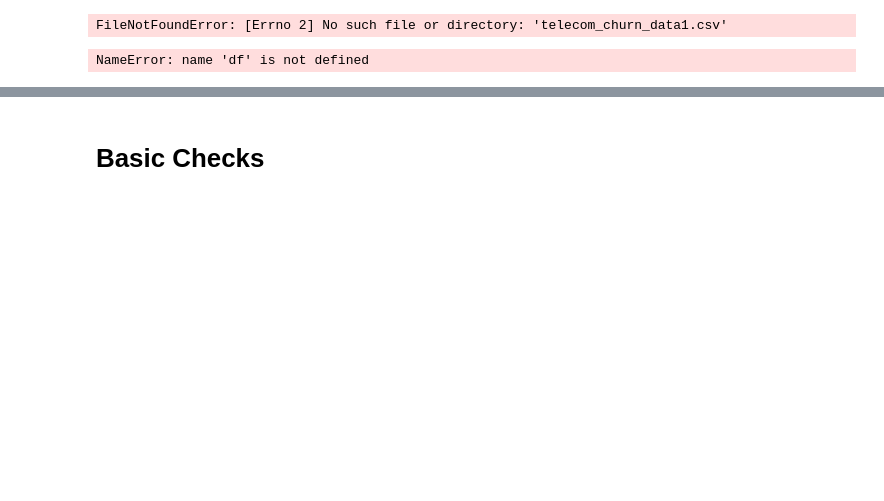
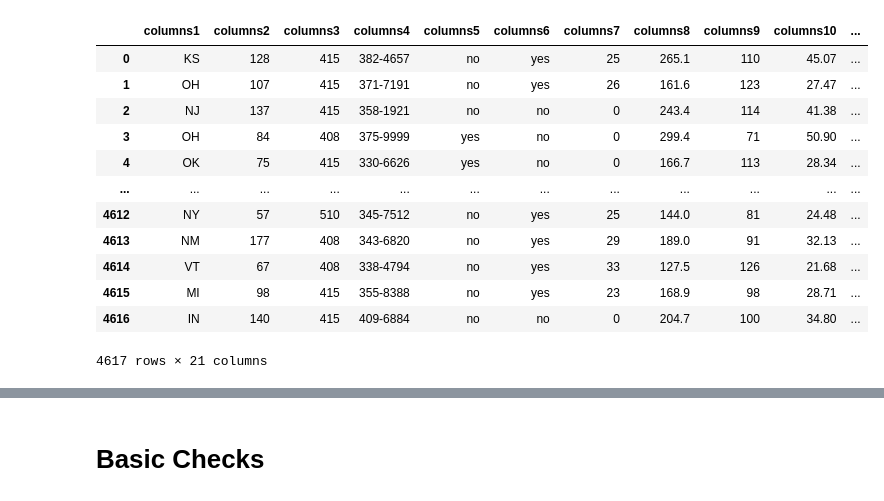
Before and after one commit to prasannamogalapu/Customer-churn-predictionn, a Jupyter notebook: churn_prediction.ipynb, the cells around one changed output, grey strips where cells are left out. Drawn from its saved outputs; the diff is of its cells as text; code cells hidden in the pictures; blank space fills up the shorter version.

Commit message:
updated churn pridiction file

```diff
--- a/churn_prediction.ipynb
+++ b/churn_prediction.ipynb
@@ -16,10 +16,22 @@ from sklearn.model_selection import cross_val_score
 from sklearn.metrics import accuracy_score,precision_score,recall_score,f1_score,classification_report,roc_auc_score,confusion_matrix
 # %%
 #loading dataset
-df = pd.read_csv('telecom_churn_data1.csv')
+df = pd.read_csv('telecom_churn_data.csv')
 df
 # %% [output]
+|  | columns1 | columns2 | columns3 | columns4 | columns5 | columns6 | columns7 | columns8 | columns9 | columns10 | ... |
+| 0 | KS | 128 | 415 | 382-4657 | no | yes | 25 | 265.1 | 110 | 45.07 | ... |
+| 1 | OH | 107 | 415 | 371-7191 | no | yes | 26 | 161.6 | 123 | 27.47 | ... |
+| 2 | NJ | 137 | 415 | 358-1921 | no | no | 0 | 243.4 | 114 | 41.38 | ... |
+| 3 | OH | 84 | 408 | 375-9999 | yes | no | 0 | 299.4 | 71 | 50.90 | ... |
+| 4 | OK | 75 | 415 | 330-6626 | yes | no | 0 | 166.7 | 113 | 28.34 | ... |
+| ... | ... | ... | ... | ... | ... | ... | ... | ... | ... | ... | ... |
+| 4612 | NY | 57 | 510 | 345-7512 | no | yes | 25 | 144.0 | 81 | 24.48 | ... |
+| 4613 | NM | 177 | 408 | 343-6820 | no | yes | 29 | 189.0 | 91 | 32.13 | ... |
+| 4614 | VT | 67 | 408 | 338-4794 | no | yes | 33 | 127.5 | 126 | 21.68 | ... |
+| 4615 | MI | 98 | 415 | 355-8388 | no | yes | 23 | 168.9 | 98 | 28.71 | ... |
+| 4616 | IN | 140 | 415 | 409-6884 | no | no | 0 | 204.7 | 100 | 34.80 | ... |
-FileNotFoundError: [Errno 2] No such file or directory: 'telecom_churn_data1.csv'
+4617 rows × 21 columns
 # %%
 # List of actual column names from the business case
 new_column_names = [
@@ -32,8 +44,6 @@ new_column_names = [
 
 # Renaming the columns
 df.columns = new_column_names
-# %% [output]
-NameError: name 'df' is not defined
 # %%
 df
 # %% [output]
```
Also changed, not shown: parts of 31 cells of this notebook, 1 other file.
